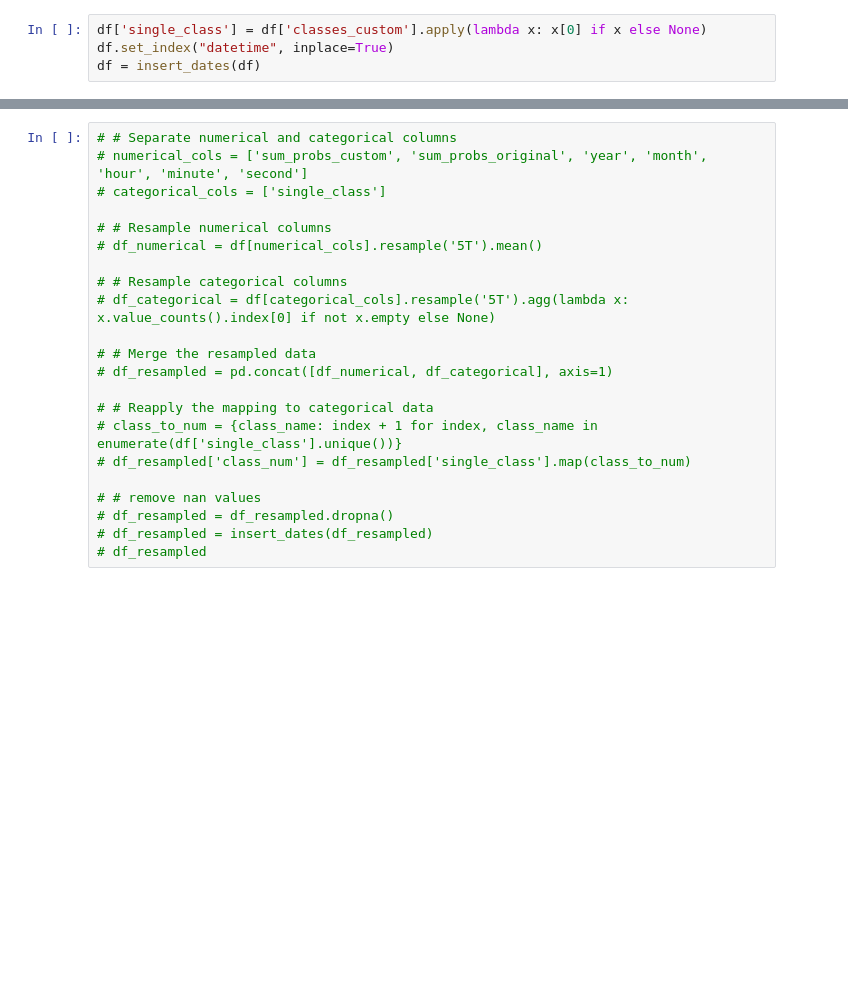
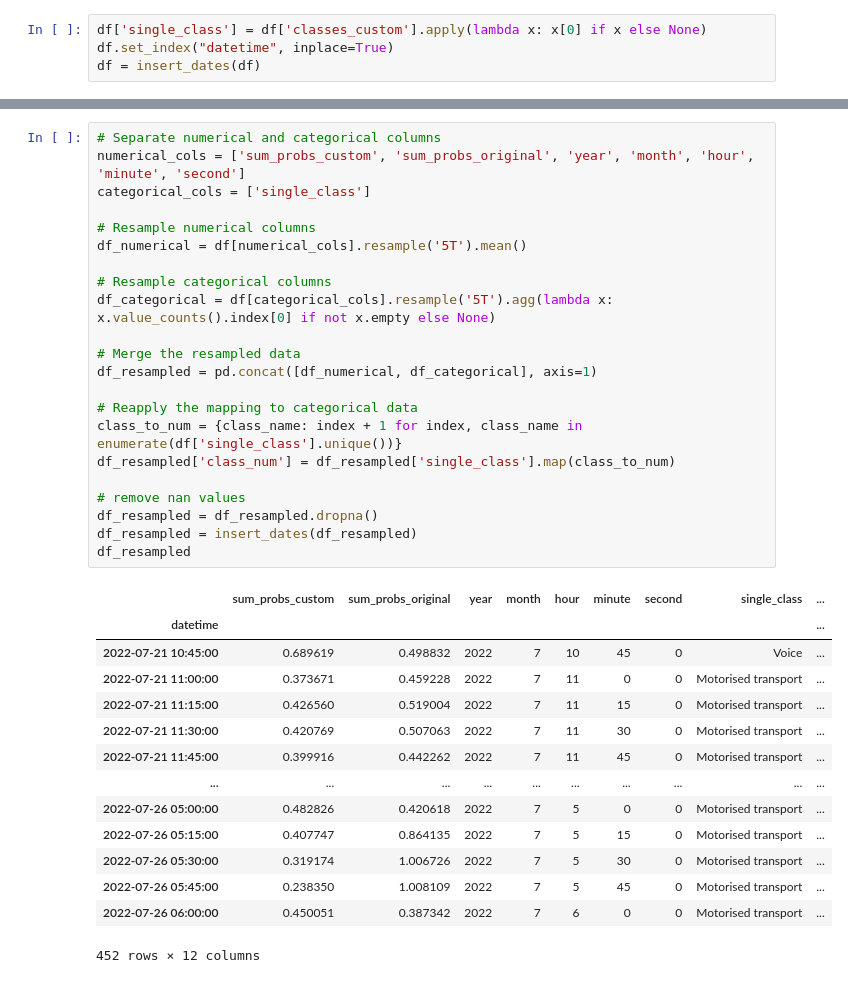
Before and after one commit to aacacustica/Audio_Processing, a Jupyter notebook: AI_Model/Visualization/predictions_map.ipynb, the cells around one changed output, grey strips where cells are left out. Drawn from its saved outputs; the diff is of its cells as text; blank space fills up the shorter version.

```diff
--- a/AI_Model/Visualization/predictions_map.ipynb
+++ b/AI_Model/Visualization/predictions_map.ipynb
@@ -333,23 +354,38 @@ Saved image at //192.168.205.117/AAC_Server/PUERTOS/NOISEPORT/20231211_SANTUR/5-
 # %%
-# # Separate numerical and categorical columns
-# numerical_cols = ['sum_probs_custom', 'sum_probs_original', 'year', 'month', 'hour', 'minute', 'second']
-# categorical_cols = ['single_class']
+# Separate numerical and categorical columns
+numerical_cols = ['sum_probs_custom', 'sum_probs_original', 'year', 'month', 'hour', 'minute', 'second']
+categorical_cols = ['single_class']
 
-# # Resample numerical columns
-# df_numerical = df[numerical_cols].resample('5T').mean()
+# Resample numerical columns
+df_numerical = df[numerical_cols].resample('5T').mean()
 
-# # Resample categorical columns
-# df_categorical = df[categorical_cols].resample('5T').agg(lambda x: x.value_counts().index[0] if not x.empty else None)
+# Resample categorical columns
+df_categorical = df[categorical_cols].resample('5T').agg(lambda x: x.value_counts().index[0] if not x.empty else None)
 
-# # Merge the resampled data
-# df_resampled = pd.concat([df_numerical, df_categorical], axis=1)
+# Merge the resampled data
+df_resampled = pd.concat([df_numerical, df_categorical], axis=1)
 
-# # Reapply the mapping to categorical data
-# class_to_num = {class_name: index + 1 for index, class_name in enumerate(df['single_class'].unique())}
-# df_resampled['class_num'] = df_resampled['single_class'].map(class_to_num)
+# Reapply the mapping to categorical data
+class_to_num = {class_name: index + 1 for index, class_name in enumerate(df['single_class'].unique())}
+df_resampled['class_num'] = df_resampled['single_class'].map(class_to_num)
 
-# # remove nan values
-# df_resampled = df_resampled.dropna()
-# df_resampled = insert_dates(df_resampled)
-# df_resampled
+# remove nan values
+df_resampled = df_resampled.dropna()
+df_resampled = insert_dates(df_resampled)
+df_resampled
+# %% [output]
+|  | sum_probs_custom | sum_probs_original | year | month | hour | minute | second | single_class | ... |
+| datetime |  |  |  |  |  |  |  |  | ... |
+| 2022-07-21 10:45:00 | 0.689619 | 0.498832 | 2022 | 7 | 10 | 45 | 0 | Voice | ... |
+| 2022-07-21 11:00:00 | 0.373671 | 0.459228 | 2022 | 7 | 11 | 0 | 0 | Motorised transport | ... |
+| 2022-07-21 11:15:00 | 0.426560 | 0.519004 | 2022 | 7 | 11 | 15 | 0 | Motorised transport | ... |
+| 2022-07-21 11:30:00 | 0.420769 | 0.507063 | 2022 | 7 | 11 | 30 | 0 | Motorised transport | ... |
+| 2022-07-21 11:45:00 | 0.399916 | 0.442262 | 2022 | 7 | 11 | 45 | 0 | Motorised transport | ... |
+| ... | ... | ... | ... | ... | ... | ... | ... | ... | ... |
+| 2022-07-26 05:00:00 | 0.482826 | 0.420618 | 2022 | 7 | 5 | 0 | 0 | Motorised transport | ... |
+| 2022-07-26 05:15:00 | 0.407747 | 0.864135 | 2022 | 7 | 5 | 15 | 0 | Motorised transport | ... |
+| 2022-07-26 05:30:00 | 0.319174 | 1.006726 | 2022 | 7 | 5 | 30 | 0 | Motorised transport | ... |
+| 2022-07-26 05:45:00 | 0.238350 | 1.008109 | 2022 | 7 | 5 | 45 | 0 | Motorised transport | ... |
+| 2022-07-26 06:00:00 | 0.450051 | 0.387342 | 2022 | 7 | 6 | 0 | 0 | Motorised transport | ... |
+452 rows × 12 columns
 # %%
```
Also changed, not shown: parts of 11 cells of this notebook, 1 other file.
